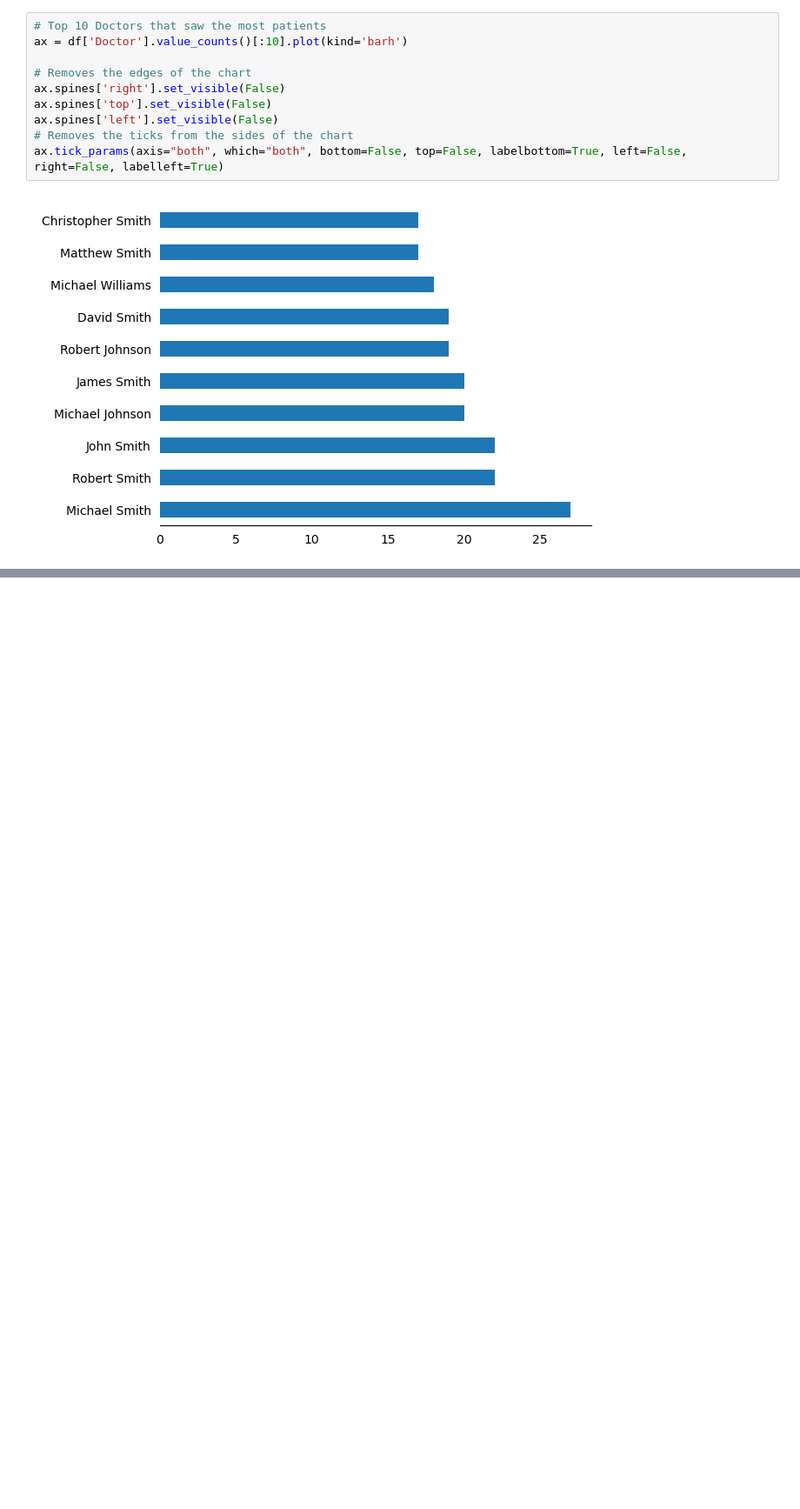
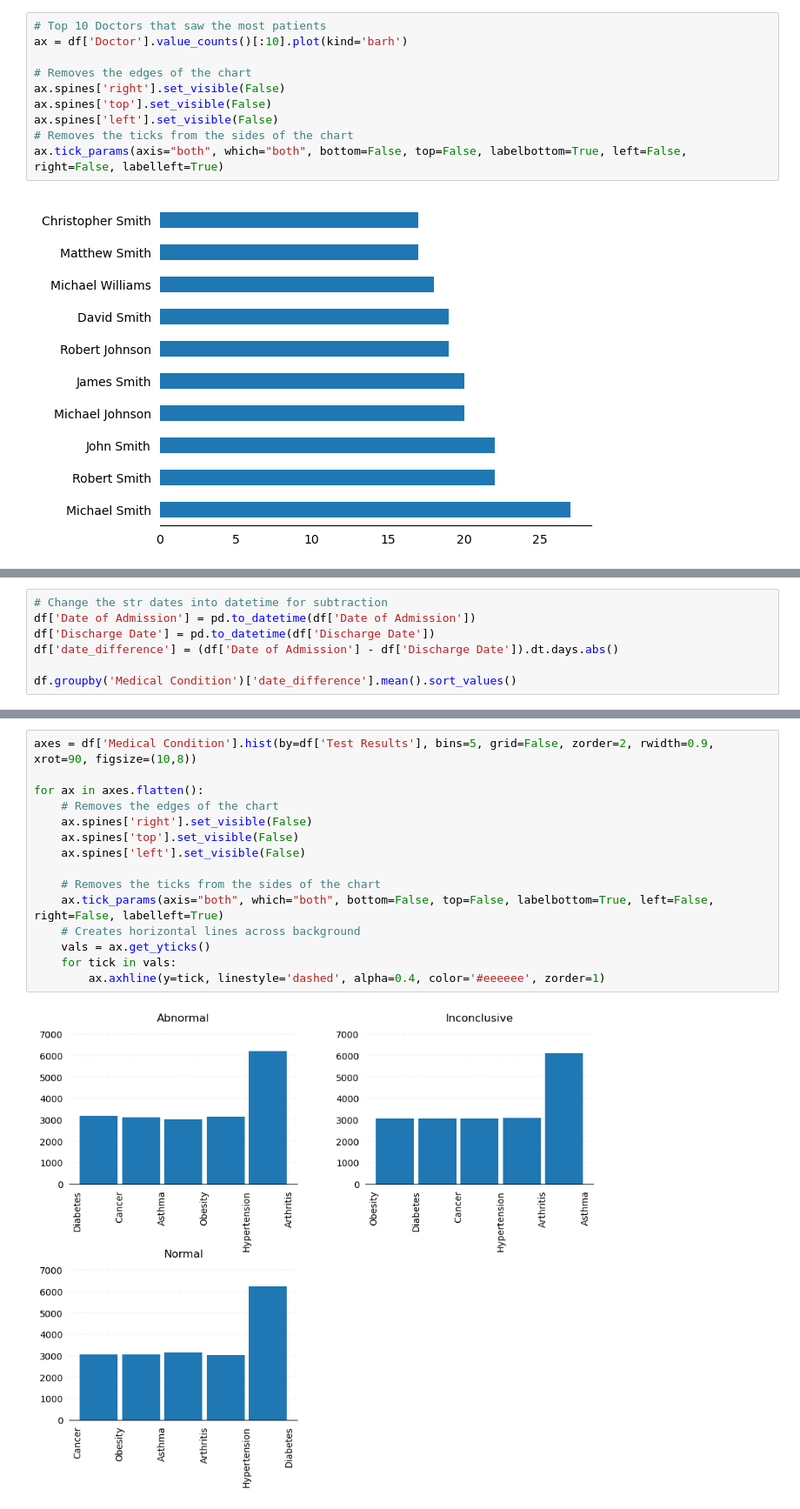
Before and after one commit to Brandon-Price/Healthcare_Dataset_Analysis, a Jupyter notebook: Healthcare_Analysis.ipynb, the cells around one changed output, grey strips where cells are left out. Shown at 87% size. Saved outputs shown, nothing was run; the diff lists cells and outputs as text; blank space fills up the shorter version.

```diff
--- a/Healthcare_Analysis.ipynb
+++ b/Healthcare_Analysis.ipynb
@@ -337,0 +435,7 @@ ax.tick_params(axis="both", which="both", bottom=False, top=False, labelbottom=T
+# %%
+# Change the str dates into datetime for subtraction
+df['Date of Admission'] = pd.to_datetime(df['Date of Admission'])
+df['Discharge Date'] = pd.to_datetime(df['Discharge Date'])
+df['date_difference'] = (df['Date of Admission'] - df['Discharge Date']).dt.days.abs()
+
+df.groupby('Medical Condition')['date_difference'].mean().sort_values()
@@ -337,0 +462,17 @@ ax.tick_params(axis="both", which="both", bottom=False, top=False, labelbottom=T
+# %%
+axes = df['Medical Condition'].hist(by=df['Test Results'], bins=5, grid=False, zorder=2, rwidth=0.9, xrot=90, figsize=(10,8))
+
+for ax in axes.flatten():
+    # Removes the edges of the chart
+    ax.spines['right'].set_visible(False)
+    ax.spines['top'].set_visible(False)
+    ax.spines['left'].set_visible(False)
+
+    # Removes the ticks from the sides of the chart
+    ax.tick_params(axis="both", which="both", bottom=False, top=False, labelbottom=True, left=False, right=False, labelleft=True)
+    # Creates horizontal lines across background
+    vals = ax.get_yticks()
+    for tick in vals:
+        ax.axhline(y=tick, linestyle='dashed', alpha=0.4, color='#eeeeee', zorder=1)
+# %% [output]
+[figure, added]
```
Also changed, not shown: parts of 28 cells of this notebook.
